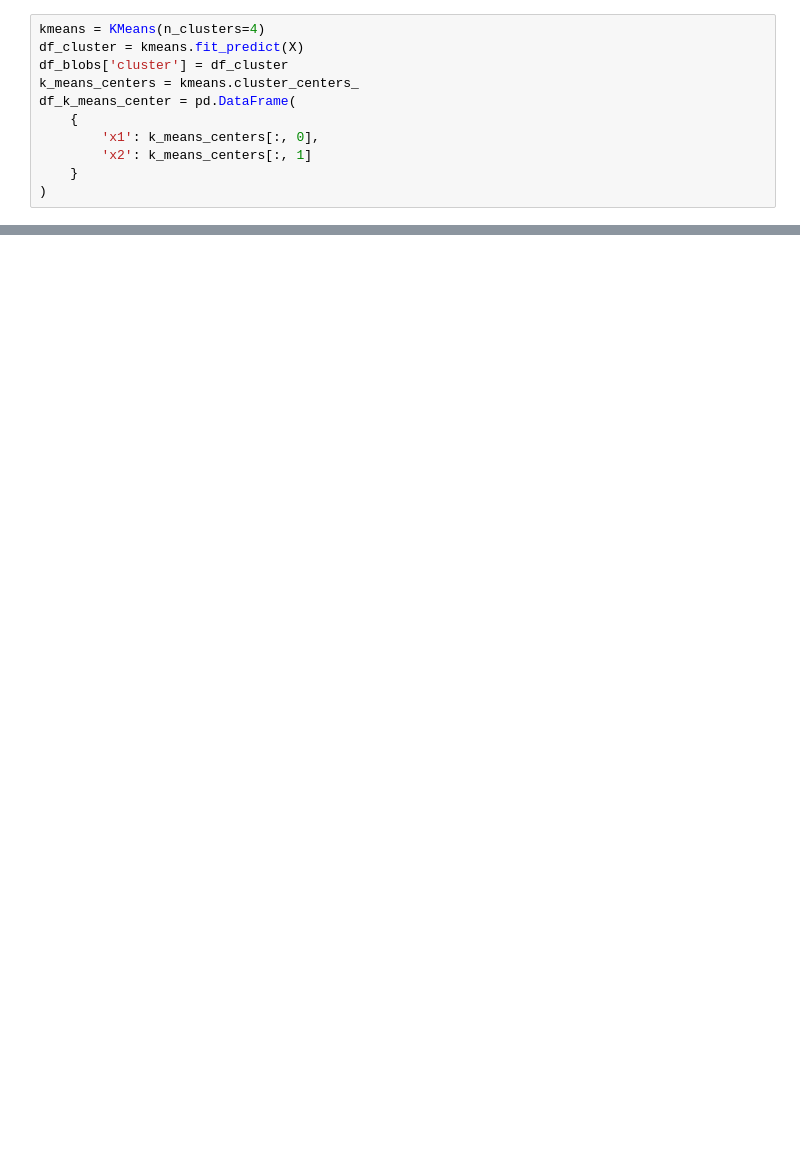
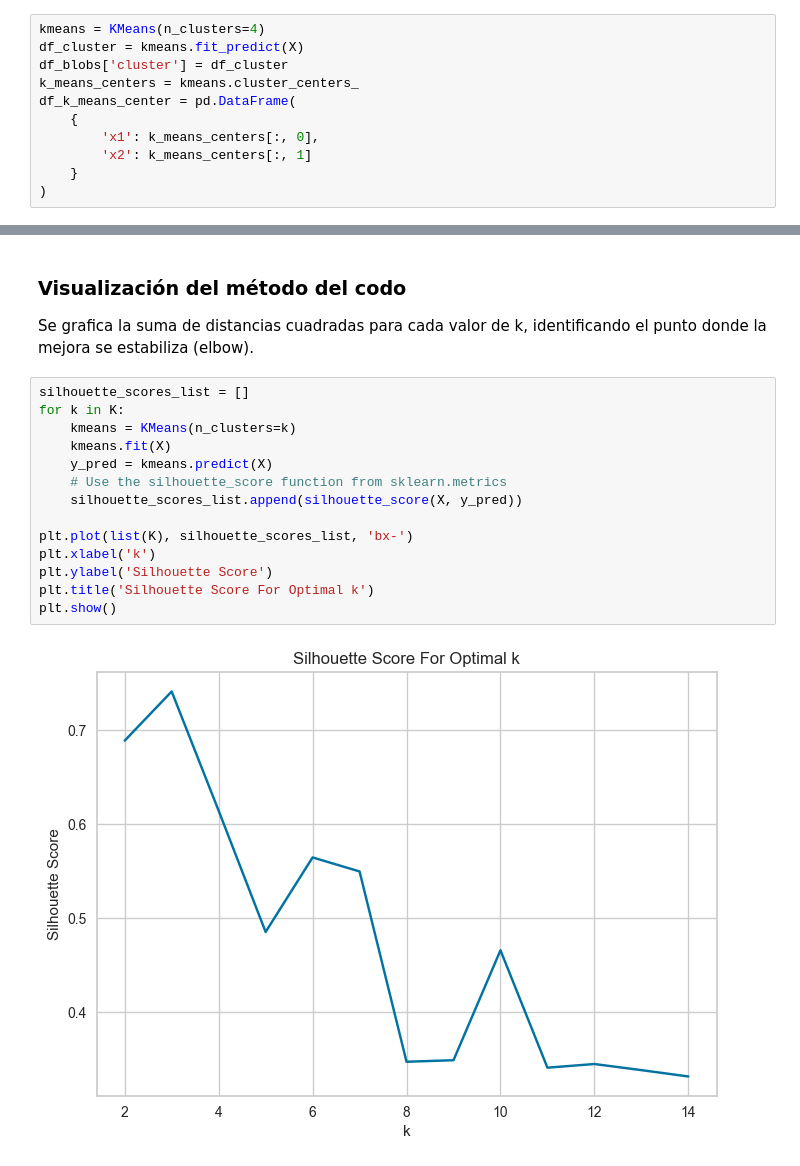
Before and after one commit to oscardbocanegra/learning_platzi, a Jupyter notebook: dataScientistPython/clustering/clustering_kmeans.ipynb, the cells around one changed output, grey strips where cells are left out. Saved outputs shown, nothing was run; the diff lists cells and outputs as text; blank space fills up the shorter version.

Commit message:
Implement code changes to enhance functionality and improve performance

```diff
--- a/dataScientistPython/clustering/clustering_kmeans.ipynb
+++ b/dataScientistPython/clustering/clustering_kmeans.ipynb
@@ -95,0 +174,19 @@ plt.show()
+# %% [markdown]
+### Visualización del método del codo
+Se grafica la suma de distancias cuadradas para cada valor de k, identificando el punto donde la mejora se estabiliza (elbow).
+# %%
+silhouette_scores_list = []
+for k in K:
+    kmeans = KMeans(n_clusters=k)
+    kmeans.fit(X)
+    y_pred = kmeans.predict(X)
+    # Use the silhouette_score function from sklearn.metrics
+    silhouette_scores_list.append(silhouette_score(X, y_pred))
+
+plt.plot(list(K), silhouette_scores_list, 'bx-')
+plt.xlabel('k')
+plt.ylabel('Silhouette Score')
+plt.title('Silhouette Score For Optimal k')
+plt.show()
+# %% [output]
+[figure, added]
```
Also changed, not shown: parts of 25 cells of this notebook.
